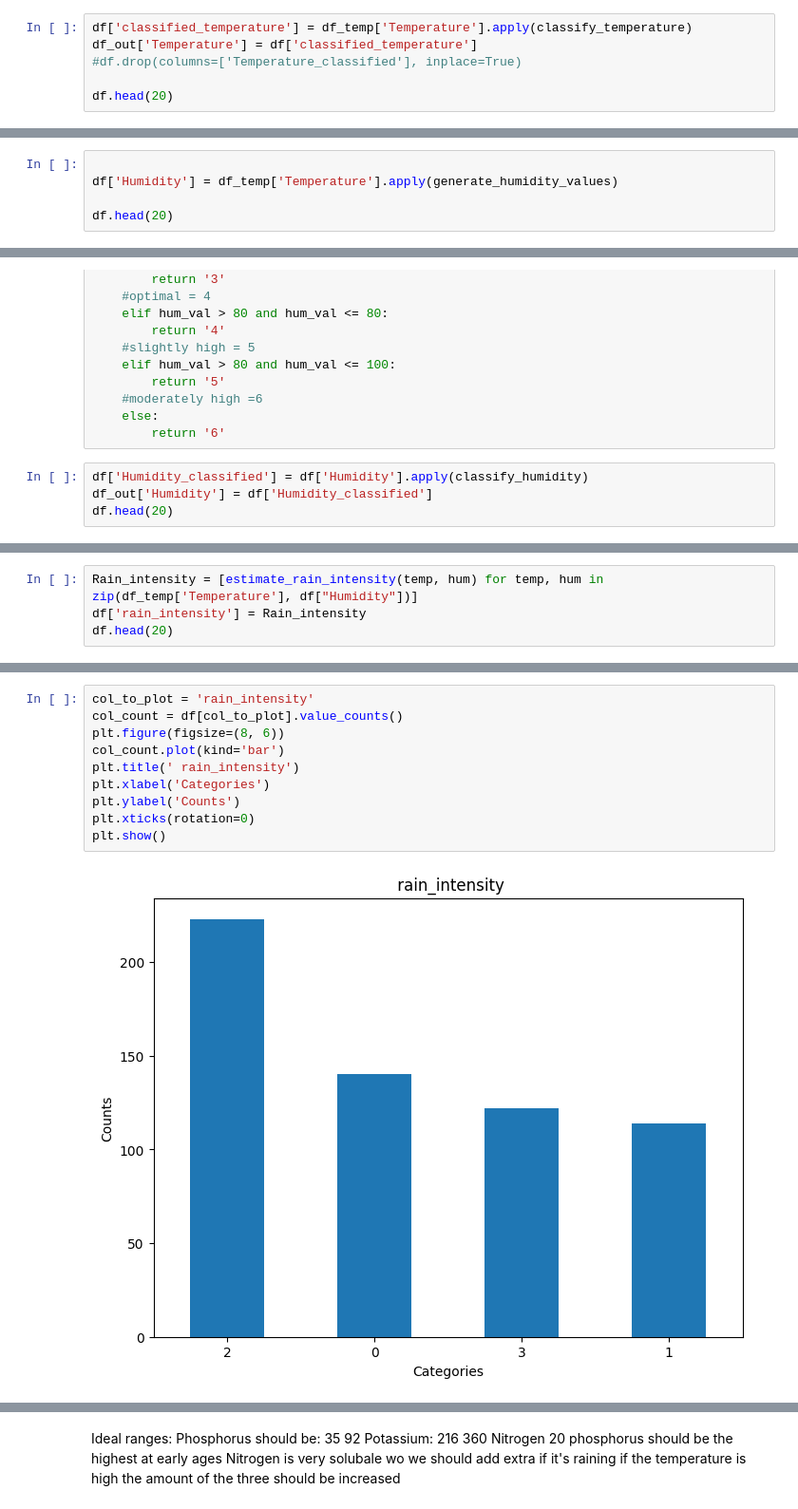
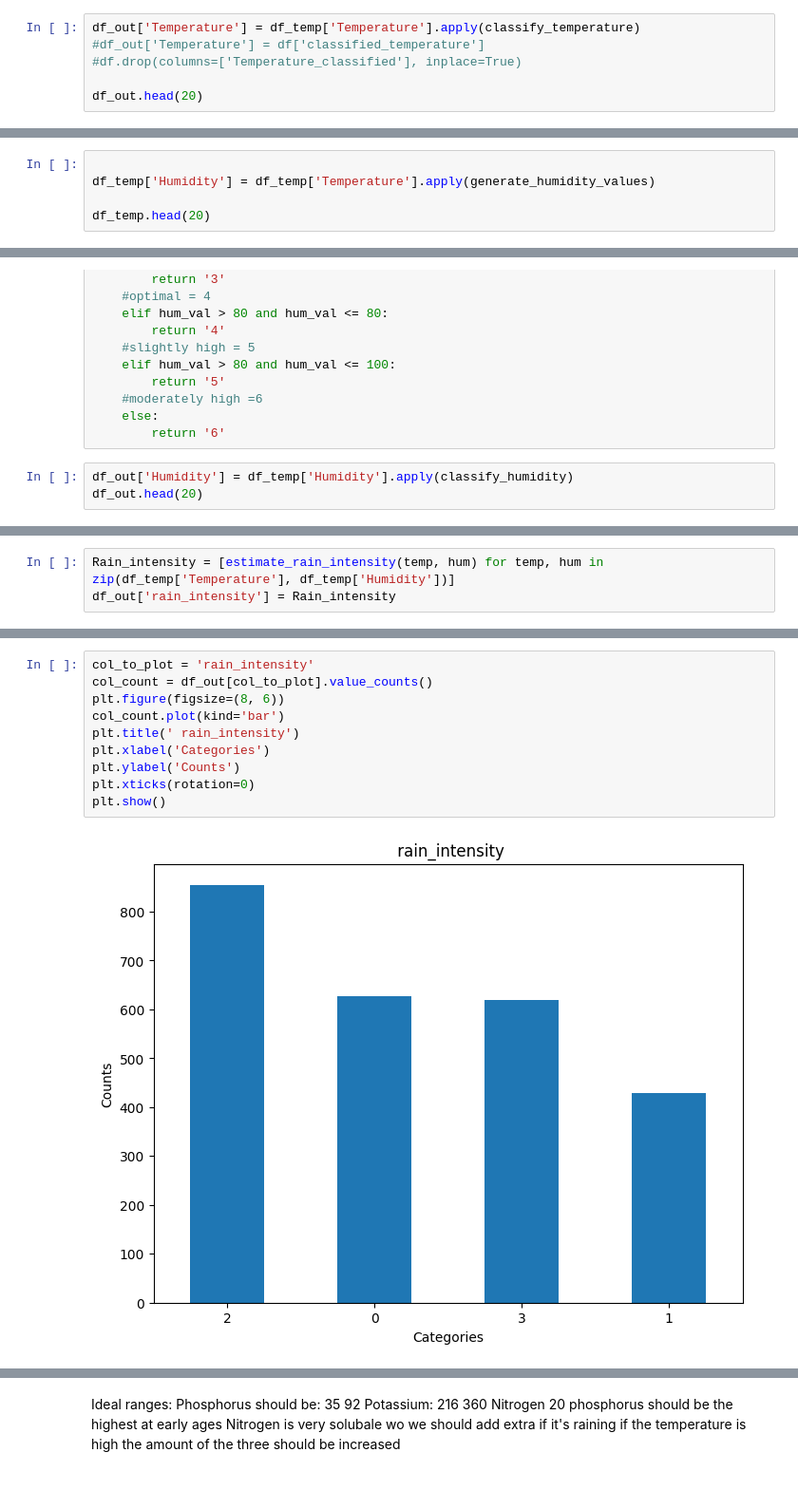
Before and after one commit to VanessaHanna05/MSD2_PROJECT, a Jupyter notebook: generateData/data_augmentation.ipynb, the cells around one changed output, grey strips where cells are left out. Shown: that part at 95% size. Saved outputs shown, nothing was run; the diff lists cells and outputs as text.

```diff
--- a/generateData/data_augmentation.ipynb
+++ b/generateData/data_augmentation.ipynb
@@ -441,9 +445,9 @@ def classify_temperature(temp_value):
     else:
         return '6'
 # %%
-df['classified_temperature'] = df_temp['Temperature'].apply(classify_temperature)
-df_out['Temperature'] = df['classified_temperature']
+df_out['Temperature'] = df_temp['Temperature'].apply(classify_temperature)
+#df_out['Temperature'] = df['classified_temperature']
 #df.drop(columns=['Temperature_classified'], inplace=True)
 
-df.head(20)
+df_out.head(20)
 # %% [output]
@@ -482,7 +490,7 @@ def generate_humidity_values(temperature_values):
     return  random.randint(0, 100)
 # %%
 
-df['Humidity'] = df_temp['Temperature'].apply(generate_humidity_values)
+df_temp['Humidity'] = df_temp['Temperature'].apply(generate_humidity_values)
 
-df.head(20)
+df_temp.head(20)
 # %% [output]
@@ -528,7 +536,6 @@ def classify_humidity(hum_val):
     else:
         return '6'
 # %%
-df['Humidity_classified'] = df['Humidity'].apply(classify_humidity)
-df_out['Humidity'] = df['Humidity_classified']
-df.head(20)
+df_out['Humidity'] = df_temp['Humidity'].apply(classify_humidity)
+df_out.head(20)
 # %% [output]
@@ -606,6 +613,5 @@ def estimate_rain_intensity(temperature, humidity):
         return 4
 # %%
-Rain_intensity = [estimate_rain_intensity(temp, hum) for temp, hum in zip(df_temp['Temperature'], df["Humidity"])]
-df['rain_intensity'] = Rain_intensity
-df.head(20)
+Rain_intensity = [estimate_rain_intensity(temp, hum) for temp, hum in zip(df_temp['Temperature'], df_temp['Humidity'])]
+df_out['rain_intensity'] = Rain_intensity
 # %% [output]
@@ -629,13 +635,13 @@ df.head(20)
 # %%
 col_to_plot = 'rain_intensity'
-col_count = df[col_to_plot].value_counts()
+col_count = df_out[col_to_plot].value_counts()
 plt.figure(figsize=(8, 6))
 col_count.plot(kind='bar')
 plt.title(' rain_intensity')
 plt.xlabel('Categories')
 plt.ylabel('Counts')
 plt.xticks(rotation=0)
 plt.show()
 # %% [output]
-[figure, old version]
+[figure, new version]
 # %%
```
Also changed, not shown: parts of 27 cells of this notebook, 2 other files.
